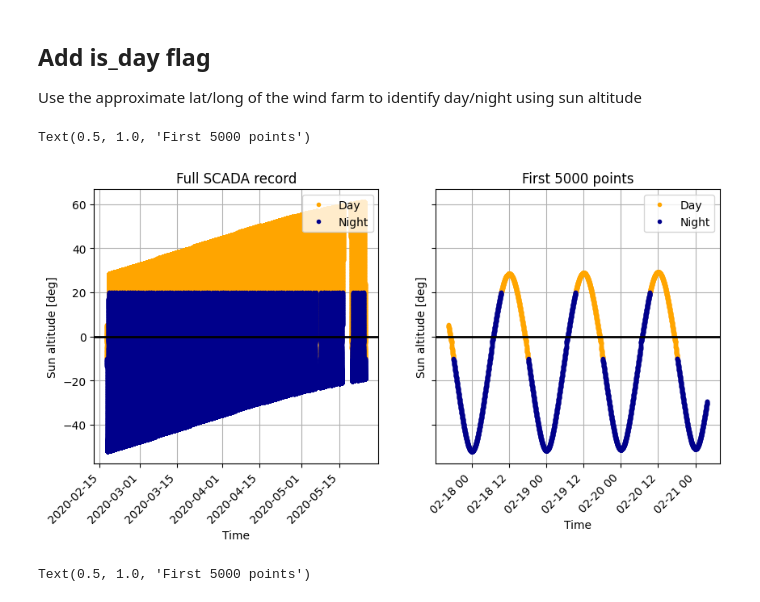
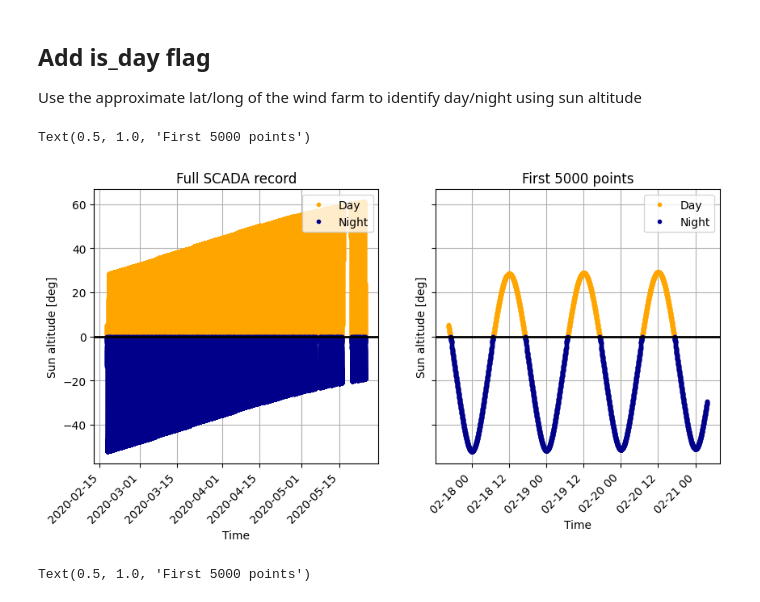
Before and after one commit to NREL/flasc, a Jupyter notebook: examples_smarteole/08_emgauss_tuning_day_night.ipynb, the cells around one changed output. Saved outputs shown, nothing was run; the diff lists cells and outputs as text; code cells hidden in the pictures.

Commit message:
Fix in day night vis.

```diff
--- a/examples_smarteole/08_emgauss_tuning_day_night.ipynb
+++ b/examples_smarteole/08_emgauss_tuning_day_night.ipynb
@@ -48,21 +48,21 @@ Use the approximate lat/long of the wind farm to identify day/night using sun al
 # %%
 latitude = 49.8435
 longitude = 2.801556
 
 # Compute day/night in default settings and plot
-df_scada = is_day_or_night(df_scada, latitude, longitude, sunrise_altitude=20, sunset_altitude=-10)
+df_scada = is_day_or_night(df_scada, latitude, longitude)
 
 # Plot the day/night data
 fig, ax = plt.subplots(1, 2, sharey=True)
 fig.set_size_inches(10, 5)
 plot_sun_altitude_with_day_night_color(df_scada, ax=ax[0])
 plot_sun_altitude_with_day_night_color(df_scada.iloc[:5000], ax=ax[1])
 
 ax[0].set_title("Full SCADA record")
 ax[1].set_title("First 5000 points")
 # %% [output]
 Text(0.5, 1.0, 'First 5000 points')
-[figure, old version]
+[figure, new version]
 # %%
 # Use lag feature
 df_scada = is_day_or_night(df_scada, latitude, longitude, lag_hours=1)
```
Also changed, not shown: parts of 1 cell of this notebook.
